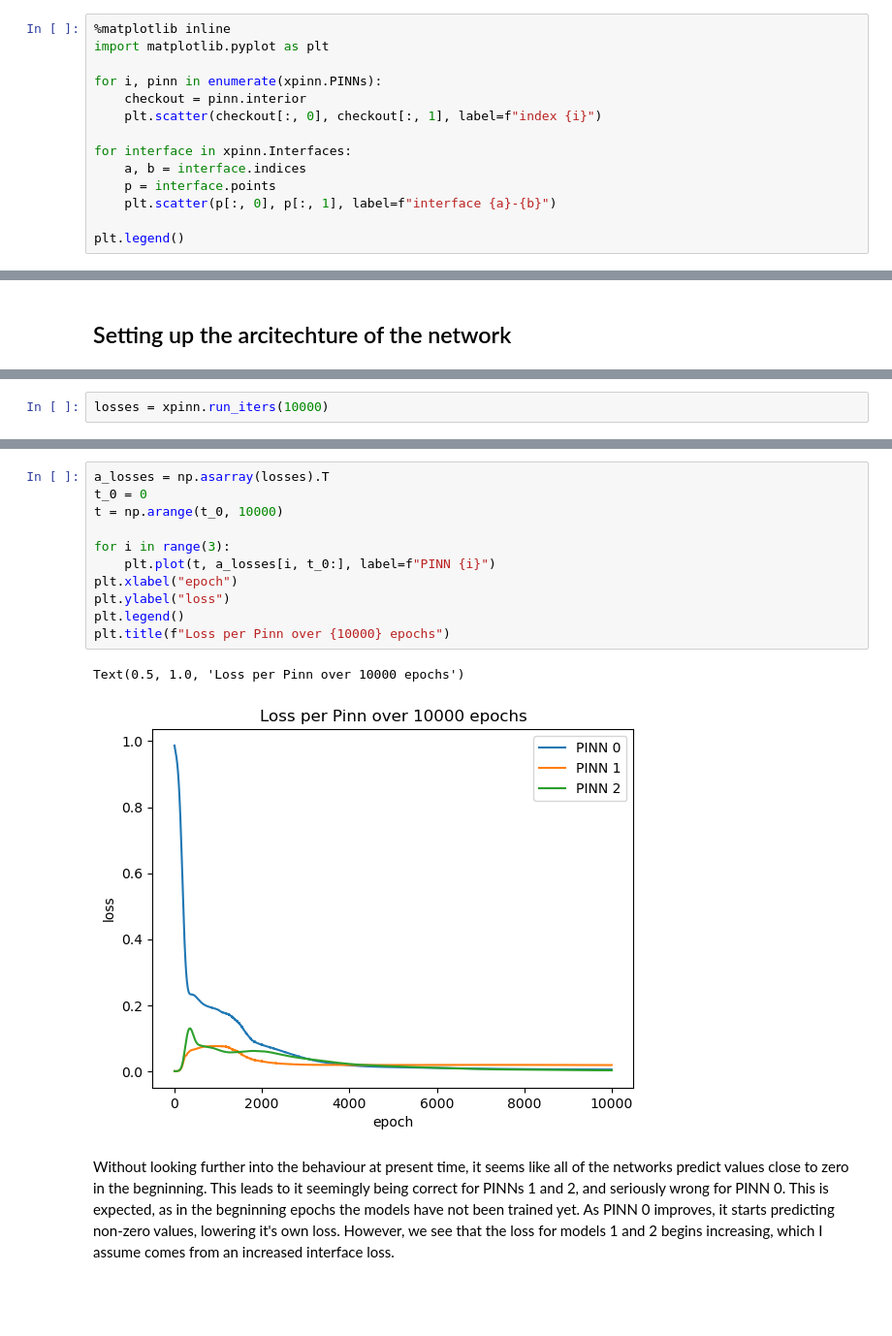
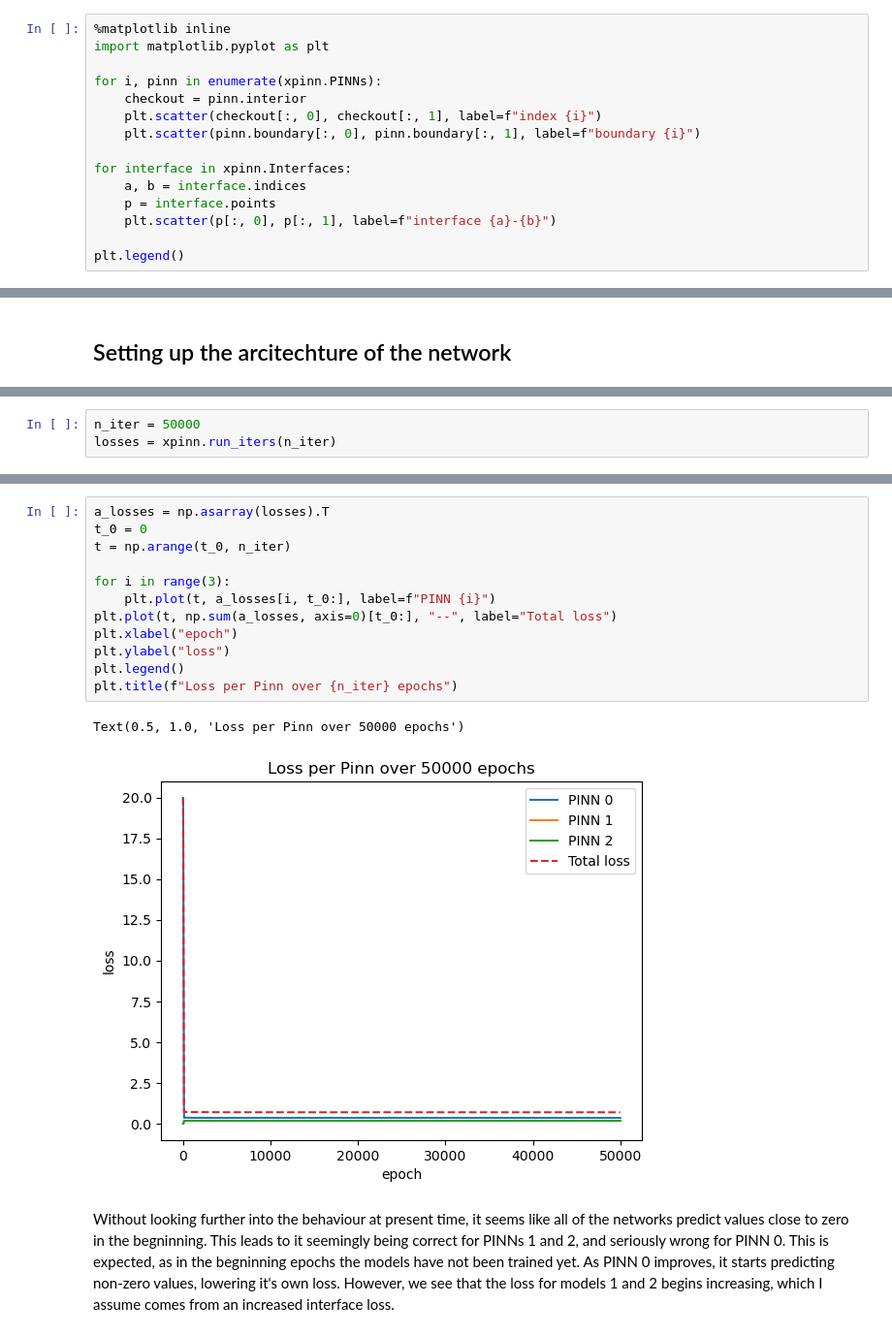
Before and after one commit to augustfe/FYS5429, a Jupyter notebook: Project1XPINNs/src/advection_dev.ipynb, the cells around one changed output, grey strips where cells are left out. Shown: that part at 97% size. Drawn from its saved outputs; the diff is of its cells as text; blank space fills up the shorter version.

```diff
--- a/Project1XPINNs/src/advection_dev.ipynb
+++ b/Project1XPINNs/src/advection_dev.ipynb
@@ -20,6 +21,7 @@ import matplotlib.pyplot as plt
 for i, pinn in enumerate(xpinn.PINNs):
     checkout = pinn.interior
     plt.scatter(checkout[:, 0], checkout[:, 1], label=f"index {i}")
+    plt.scatter(pinn.boundary[:, 0], pinn.boundary[:, 1], label=f"boundary {i}")
 
 for interface in xpinn.Interfaces:
     a, b = interface.indices
@@ -143,4 +160,2 @@ for pinn, shape in zip(xpinn.PINNs, shapes):
 
     pinn.init_params(shape, optimizer)
-# %%
-losses = xpinn.run_iters(10000)
@@ -157,0 +162,3 @@ losses = xpinn.run_iters(10000)
+# %%
+n_iter = 50000
+losses = xpinn.run_iters(n_iter)
@@ -158,16 +185,17 @@ losses = xpinn.run_iters(10000)
 # %%
 a_losses = np.asarray(losses).T
 t_0 = 0
-t = np.arange(t_0, 10000)
+t = np.arange(t_0, n_iter)
 
 for i in range(3):
     plt.plot(t, a_losses[i, t_0:], label=f"PINN {i}")
+plt.plot(t, np.sum(a_losses, axis=0)[t_0:], "--", label="Total loss")
 plt.xlabel("epoch")
 plt.ylabel("loss")
 plt.legend()
-plt.title(f"Loss per Pinn over {10000} epochs")
+plt.title(f"Loss per Pinn over {n_iter} epochs")
 # %% [output]
-Text(0.5, 1.0, 'Loss per Pinn over 10000 epochs')
+Text(0.5, 1.0, 'Loss per Pinn over 50000 epochs')
-[figure, old version]
+[figure, new version]
 # %% [markdown]
 Without looking further into the behaviour at present time, it seems like all of the networks predict values close to zero in the begninning. This leads to it seemingly being correct for PINNs 1 and 2, and seriously wrong for PINN 0. This is expected, as in the begninning epochs the models have not been trained yet. As PINN 0 improves, it starts predicting non-zero values, lowering it's own loss. However, we see that the loss for models 1 and 2 begins increasing, which I assume comes from an increased interface loss.
```
Also changed, not shown: parts of 15 cells of this notebook, 3 other files.
